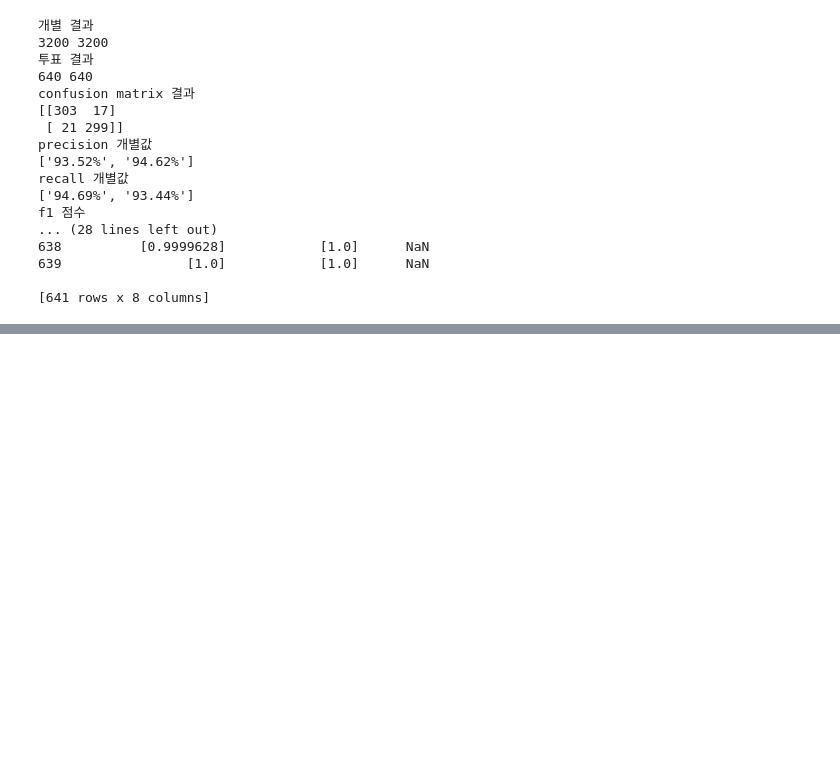
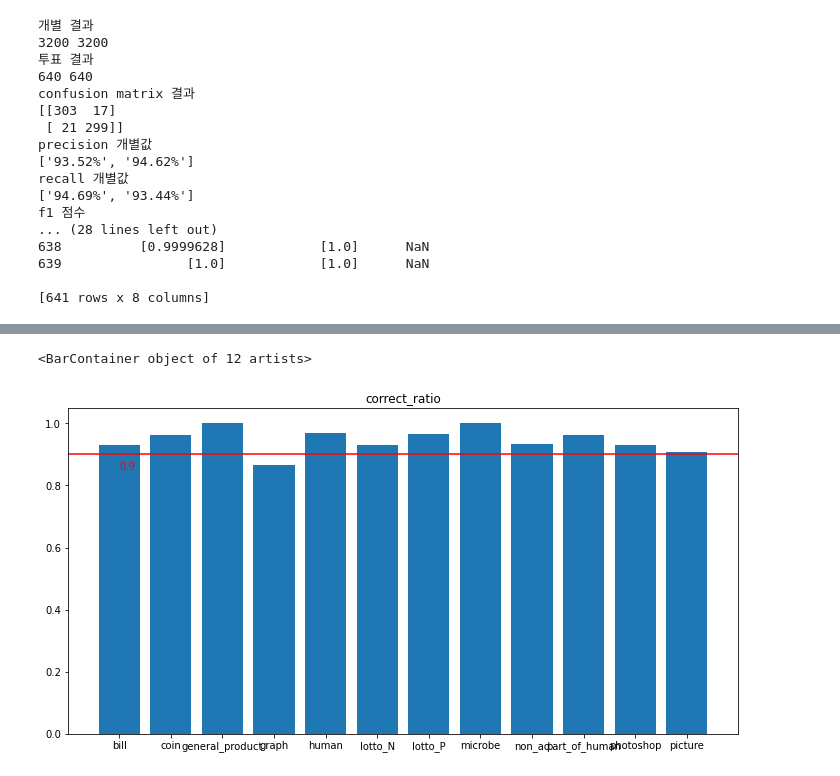
Before and after one commit to Our-First-AI-Project/Backend, a Jupyter notebook: binary_lodead_model_test_batch_size_by_majority.ipynb, the cells around one changed output, grey strips where cells are left out. Saved outputs shown, nothing was run; the diff lists cells and outputs as text; code cells hidden in the pictures; blank space fills up the shorter version.

```diff
--- a/binary_lodead_model_test_batch_size_by_majority.ipynb
+++ b/binary_lodead_model_test_batch_size_by_majority.ipynb
@@ -352,0 +397,2 @@ plt.legend()
+# %%
+d = data.groupby('category')[['unmatch']].sum()
@@ -352,0 +415,2 @@ plt.legend()
+# %%
+d['total'] = [29, 26, 28, 30, 33, 28, 29, 29, 320, 27, 29, 32]
@@ -352,0 +432,3 @@ plt.legend()
+# %%
+d.loc['non_ad', 'unmatch'] = 21.0
+print(d)
@@ -352,0 +450,3 @@ plt.legend()
+# %%
+d['ratio'] = 1 - (d['unmatch'] / d['total'])
+print(d)
@@ -352,0 +471,9 @@ plt.legend()
+# %%
+plt.figure(figsize=(12, 6))
+plt.axhline(0.9, color='red')
+plt.text(0.01, 0.85, '0.9', color='red')
+plt.title('correct_ratio')
+plt.bar(d.index, d['ratio'])
+# %% [output]
+<BarContainer object of 12 artists>
+[figure, added]
```
Also changed, not shown: parts of 21 cells of this notebook.
